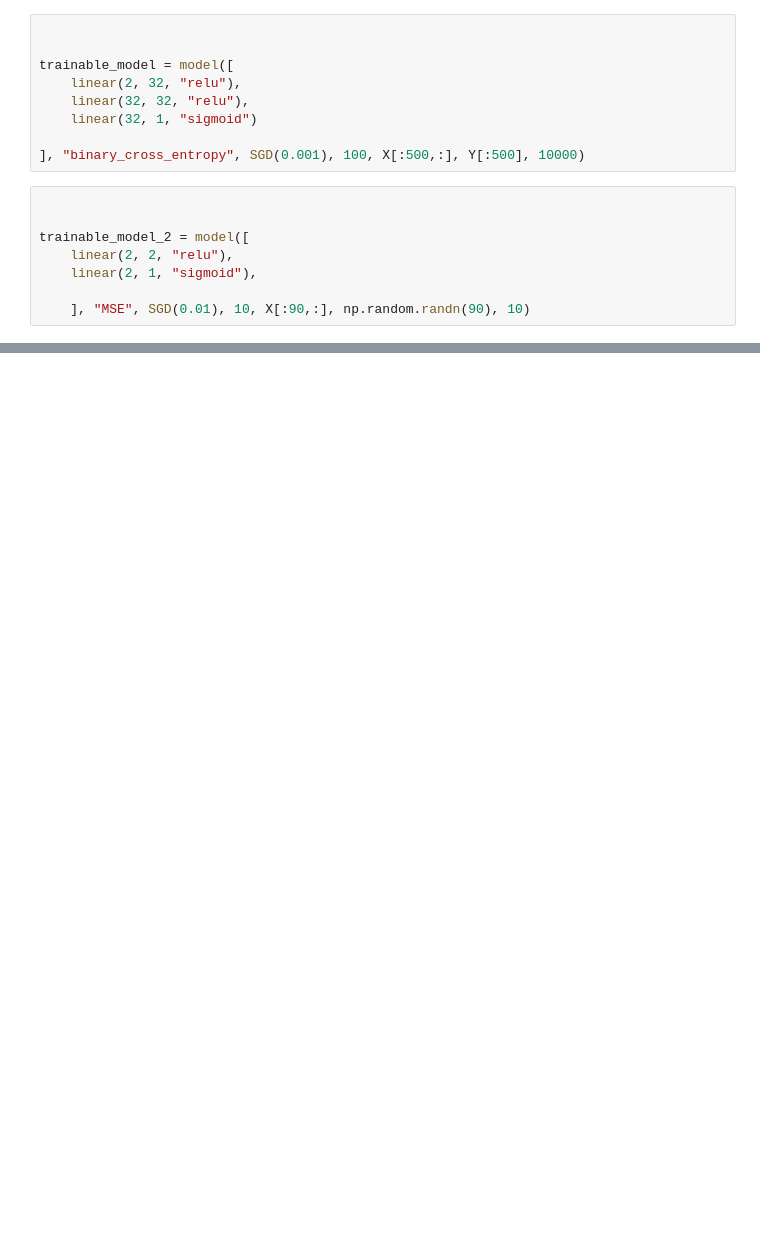
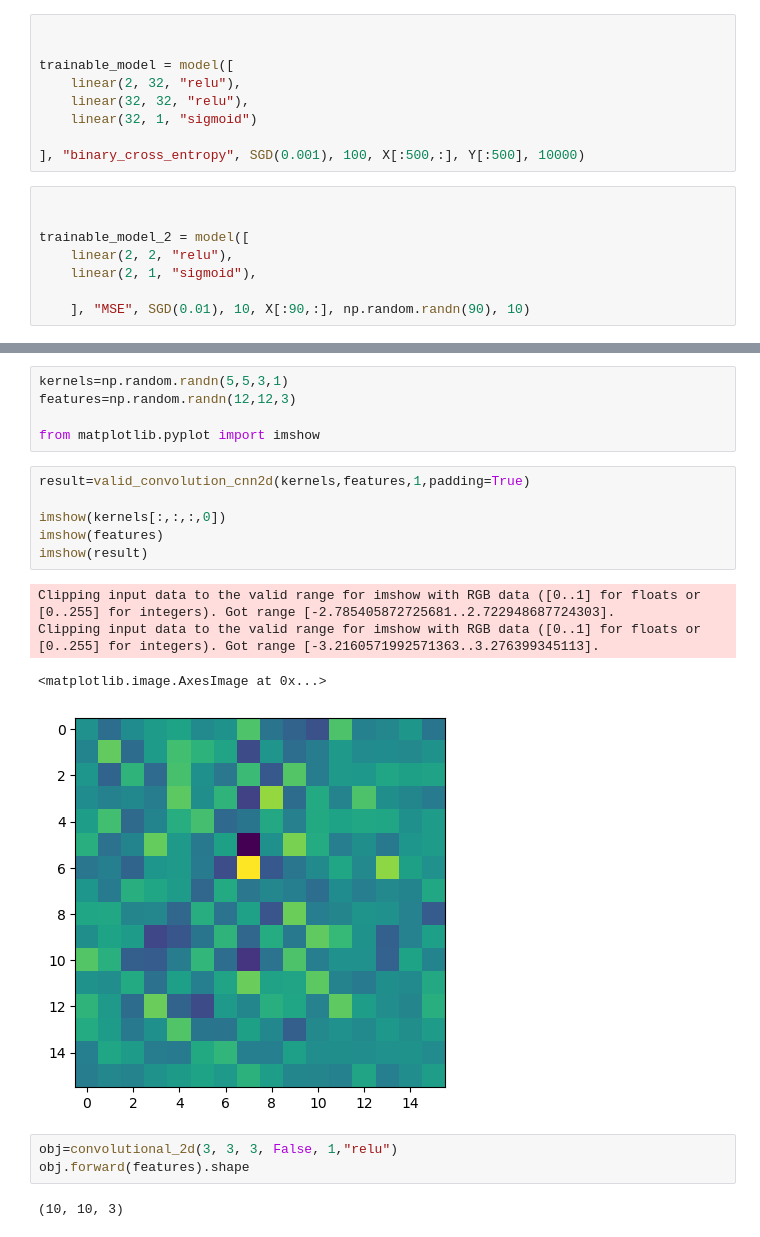
Before and after one commit to XHCFS/PERSONAL-deeplearning-library-from-scratch, a Jupyter notebook: deep_learning_library_from_scratch.ipynb, the cells around one changed output, grey strips where cells are left out. Drawn from its saved outputs; the diff is of its cells as text; blank space fills up the shorter version.

```diff
--- a/deep_learning_library_from_scratch.ipynb
+++ b/deep_learning_library_from_scratch.ipynb
@@ -384,0 +399,21 @@ trainable_model_2.pass_inputs(X[91:,:],Y[91:])
+# %%
+kernels=np.random.randn(5,5,3,1)
+features=np.random.randn(12,12,3)
+
+from matplotlib.pyplot import imshow
+# %%
+result=valid_convolution_cnn2d(kernels,features,1,padding=True)
+
+imshow(kernels[:,:,:,0])
+imshow(features)
+imshow(result)
+# %% [output]
+Clipping input data to the valid range for imshow with RGB data ([0..1] for floats or [0..255] for integers). Got range [-2.785405872725681..2.722948687724303].
+Clipping input data to the valid range for imshow with RGB data ([0..1] for floats or [0..255] for integers). Got range [-3.2160571992571363..3.276399345113].
+<matplotlib.image.AxesImage at 0x...>
+[figure, added]
+# %%
+obj=convolutional_2d(3, 3, 3, False, 1,"relu")
+obj.forward(features).shape
+# %% [output]
+(10, 10, 3)
```
Also changed, not shown: parts of 9 cells of this notebook.
